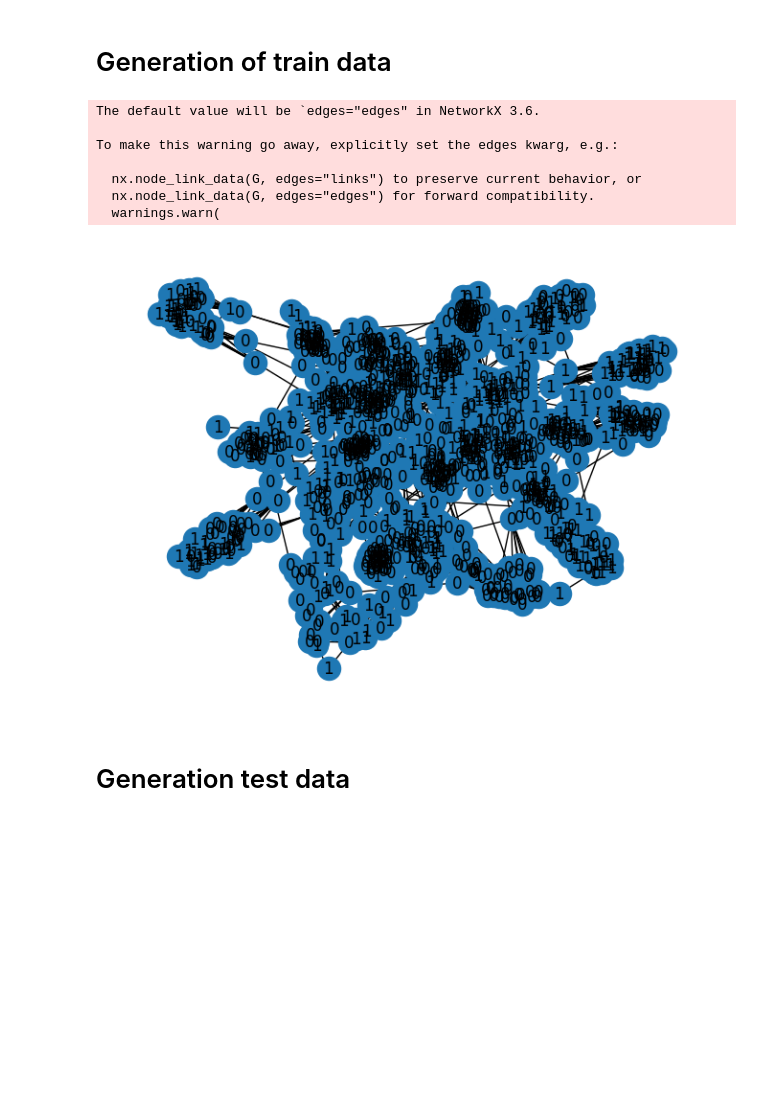
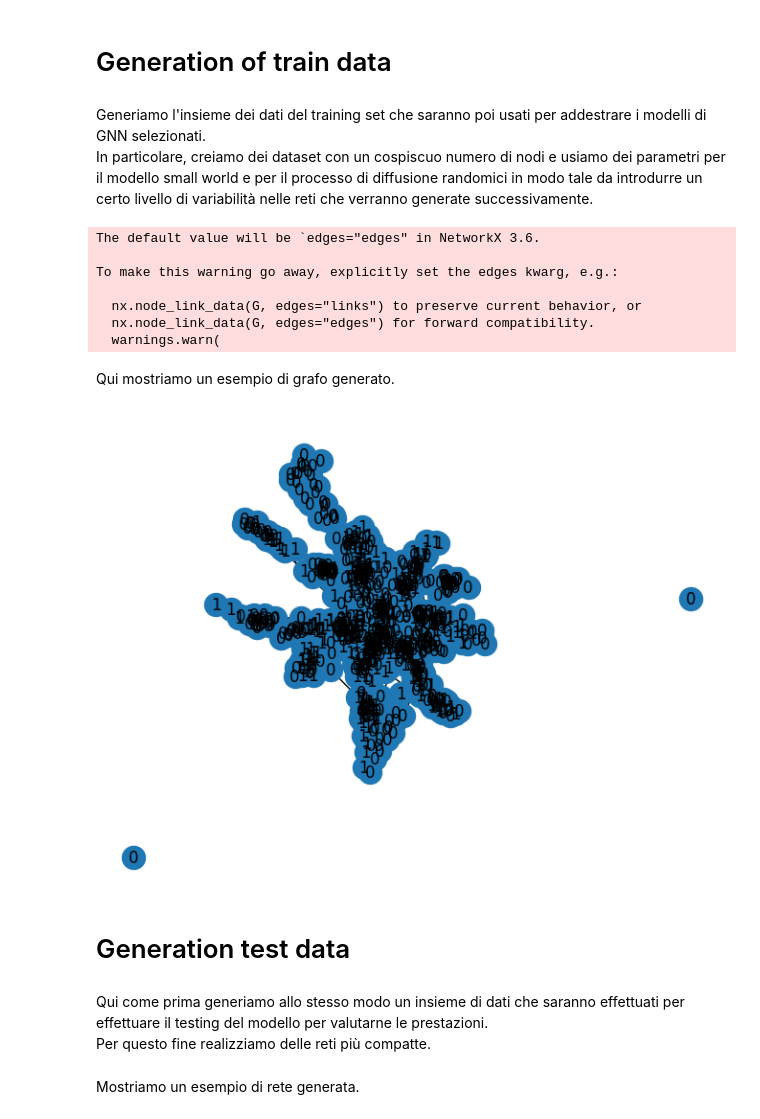
Before and after one commit to Fabri000/Misinformation-Detection-with-GNN-models, a Jupyter notebook: advanced-sintetich-graph-notebook.ipynb, the cells around one changed output. Cells and saved outputs as stored; diff of their text form; code cells hidden in the pictures; blank space fills up the shorter version.

```diff
--- a/advanced-sintetich-graph-notebook.ipynb
+++ b/advanced-sintetich-graph-notebook.ipynb
@@ -340,13 +351,20 @@ def write_to_json(GS,path='out.json'):
         file.close()
 # %% [markdown]
 # Generation of train data
+# %% [markdown]
+Generiamo l'insieme dei dati del training set che saranno poi usati per addestrare i modelli di GNN selezionati.\
+In particolare, creiamo dei dataset con un cospiscuo numero di nodi e usiamo dei parametri per il modello small world e per il processo di diffusione randomici in modo tale da introdurre un certo livello di variabilità nelle reti che verranno generate successivamente.
 # %%
 gc = AdvancedGraphCreator(max_nodes=1500,drop_prob=0.75)
 GS = []
 k = 200
 rounds = 25
 for i in range(k):
-    g = gc.generate_net(rounds,ratio=0.70)
+    beta = rand.uniform(0.01,0.1)
+    ratio = rand.uniform(0.65,0.80)
+    rate = rand.uniform(0.05,0.15)
+    fraction_mis = rand.uniform(0.01,0.05)
+    g = gc.generate_net(rounds,ratio=ratio,beta=beta,rate=rate,fraction_mis=fraction_mis)
     if g!=None:
         GS.append(g)
 write_to_json(GS,path='advanced mixed train.json')
@@ -358,12 +376,17 @@ To make this warning go away, explicitly set the edges kwarg, e.g.:
   nx.node_link_data(G, edges="links") to preserve current behavior, or
   nx.node_link_data(G, edges="edges") for forward compatibility.
   warnings.warn(
+# %% [markdown]
+Qui mostriamo un esempio di grafo generato.
 # %%
-AdvancedGraphCreator.draw_graph_with_label(GS[0])
+AdvancedGraphCreator.draw_graph_with_label(GS[1])
 # %% [output]
-[figure, old version]
+[figure, new version]
 # %% [markdown]
 # Generation test data
+# %% [markdown]
+Qui come prima generiamo allo stesso modo un insieme di dati che saranno effettuati per effettuare il testing del modello per valutarne le prestazioni.\
+Per questo fine realizziamo delle reti più compatte.
 # %%
 gc = AdvancedGraphCreator(max_nodes=650,drop_prob=0.65)
 GS = []
@@ -374,6 +401,8 @@ for i in range(k):
     if g!=None:
         GS.append(g)
 write_to_json(GS,path='advanced mixed test.json')
+# %% [markdown]
+Mostriamo un esempio di rete generata.
 # %%
 AdvancedGraphCreator.draw_graph_with_label(GS[1])
 # %% [output]
```
Also changed, not shown: parts of 7 cells of this notebook.
